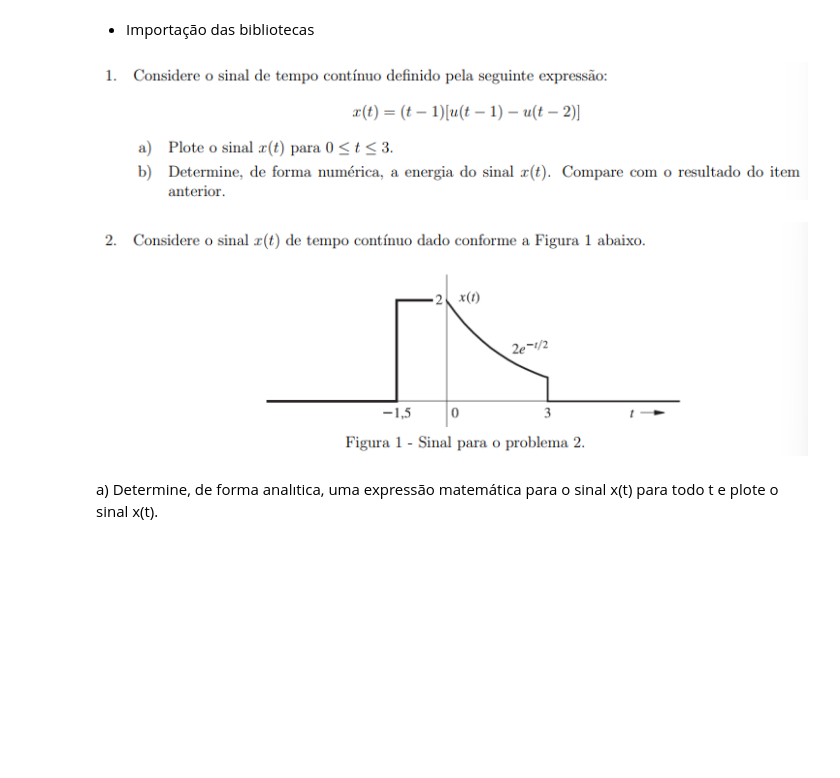
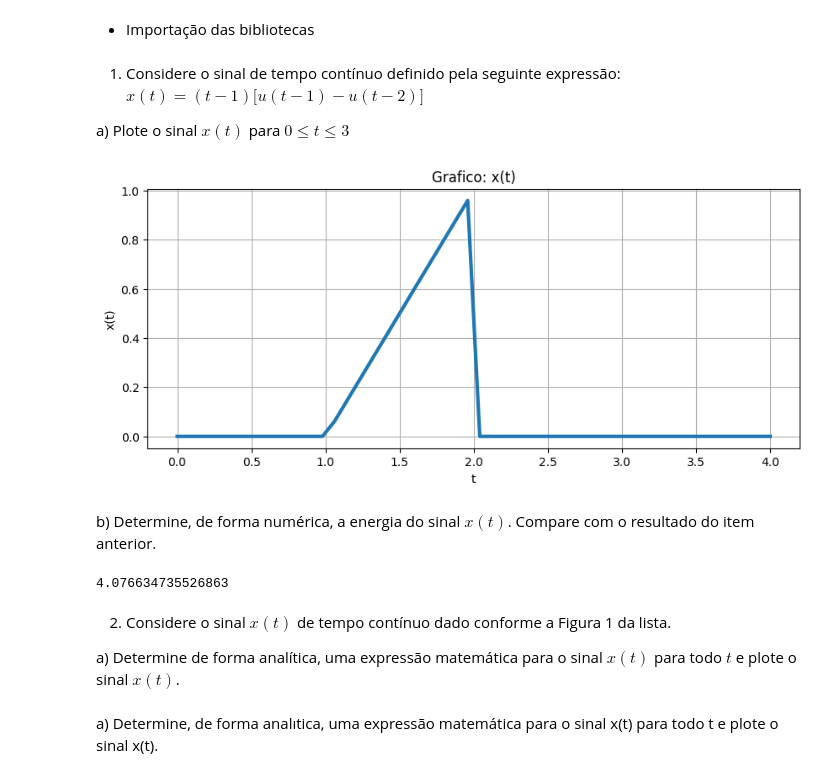
Before and after one commit to LeticiaVieirg/Sinais_Sistemas, a Jupyter notebook: 1_TrabalhoComputacional.ipynb, the cells around one changed output. Drawn from its saved outputs; the diff is of its cells as text; code cells hidden in the pictures; blank space fills up the shorter version.

```diff
--- a/1_TrabalhoComputacional.ipynb
+++ b/1_TrabalhoComputacional.ipynb
@@ -9,5 +9,3 @@
 # %%
 import numpy as np
 import matplotlib.pyplot as plt
-# %% [markdown]
-![image.png](embedded-picture-1)
@@ -16,5 +12,39 @@ def x(t):
-# %% [markdown]
-![image.png](embedded-picture-1)
+# %% [markdown]
+1. Considere o sinal de tempo contínuo definido pela seguinte expressão:
+$x(t) = (t-1)\big[u(t-1) - u(t-2)\big]$
+
+a) Plote o sinal $x(t) $ para $ 0 \leq t \leq 3$
+# %%
+def x(t):
+  y = np.zeros_like(t)
+  xt = (t-1)*(np.heaviside(t-1, 1) - np.heaviside(t-2, 1))
+  return xt
+# %%
+t = np.linspace(0,4)
+xt = x(t)
+
+plt.figure(figsize = (10 , 4))
+plt.plot(t, xt, label='x(t)', linewidth = 3)
+
+plt.xlabel('t')
+plt.ylabel('x(t)')
+plt.title('Grafico: x(t)')
+plt.grid(True)
+plt.show()
+# %% [output]
+[figure, added]
+# %% [markdown]
+b) Determine, de forma numérica, a energia do sinal $x(t) $. Compare com o resultado do item anterior.
+# %%
+xt = x(t)
+energia = np.sum(xt**2)
+print(energia)
+# %% [output]
+4.076634735526863
+# %% [markdown]
+2. Considere o sinal $x(t)$ de tempo contínuo dado conforme a Figura 1 da lista.
+
+a) Determine de forma analítica, uma expressão matemática para o sinal $x(t)$ para todo $t$ e plote o sinal $x(t)$.
 # %% [markdown]
 a) Determine, de forma analıtica, uma expressão matemática para o sinal x(t) para todo t e plote o sinal x(t).
 # %%
```
Also changed, not shown: parts of 20 cells of this notebook.
